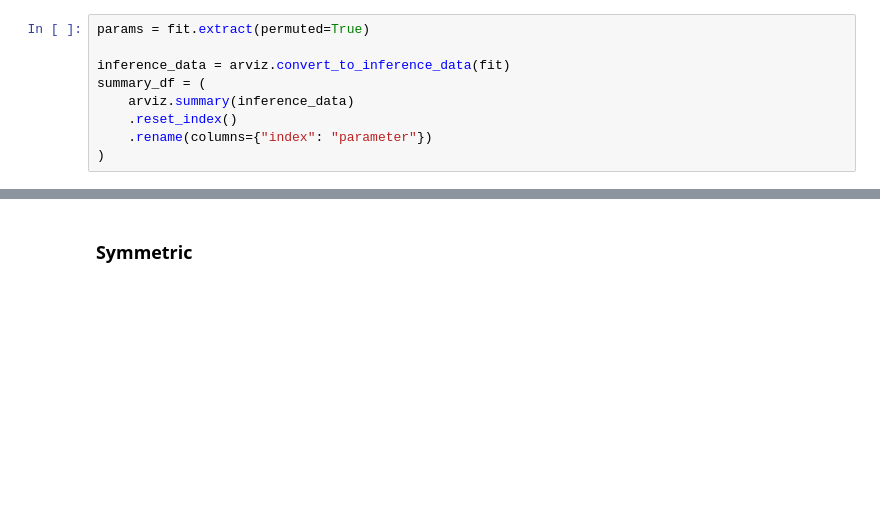
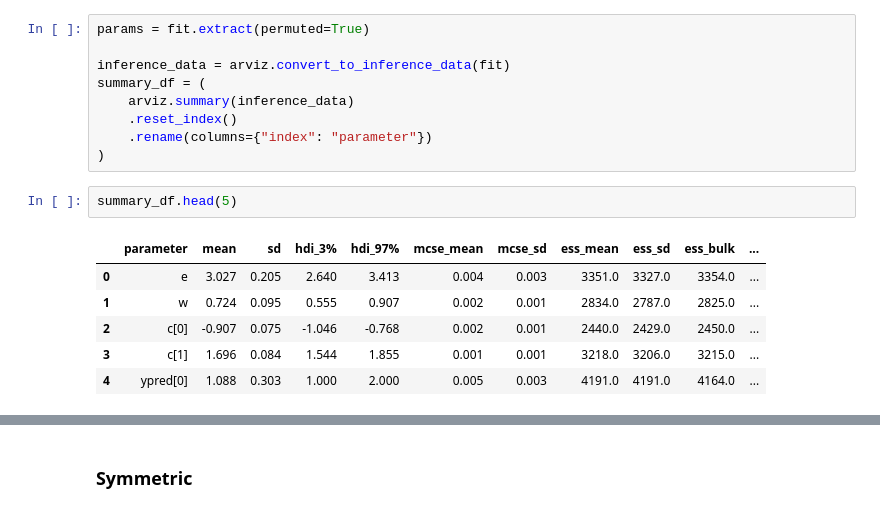
Before and after one commit to maw501/bayesian-chess-prediction, a Jupyter notebook: notebooks/investigation/fit_simple_elo_model.ipynb, the cells around one changed output, grey strips where cells are left out. Saved outputs shown, nothing was run; the diff lists cells and outputs as text; blank space fills up the shorter version.

```diff
--- a/notebooks/investigation/fit_simple_elo_model.ipynb
+++ b/notebooks/investigation/fit_simple_elo_model.ipynb
@@ -75,6 +62,15 @@ summary_df = (
     .reset_index()
     .rename(columns={"index": "parameter"})
 )
+# %%
+summary_df.head(5)
+# %% [output]
+|  | parameter | mean | sd | hdi_3% | hdi_97% | mcse_mean | mcse_sd | ess_mean | ess_sd | ess_bulk | ... |
+| 0 | e | 3.027 | 0.205 | 2.640 | 3.413 | 0.004 | 0.003 | 3351.0 | 3327.0 | 3354.0 | ... |
+| 1 | w | 0.724 | 0.095 | 0.555 | 0.907 | 0.002 | 0.001 | 2834.0 | 2787.0 | 2825.0 | ... |
+| 2 | c[0] | -0.907 | 0.075 | -1.046 | -0.768 | 0.002 | 0.001 | 2440.0 | 2429.0 | 2450.0 | ... |
+| 3 | c[1] | 1.696 | 0.084 | 1.544 | 1.855 | 0.001 | 0.001 | 3218.0 | 3206.0 | 3215.0 | ... |
+| 4 | ypred[0] | 1.088 | 0.303 | 1.000 | 2.000 | 0.005 | 0.003 | 4191.0 | 4191.0 | 4164.0 | ... |
 # %%
 arviz.plot_trace(inference_data, var_names=["w", "e", "c"]);
 # %% [output]
```
Also changed, not shown: parts of 18 cells of this notebook, 5 other files.
